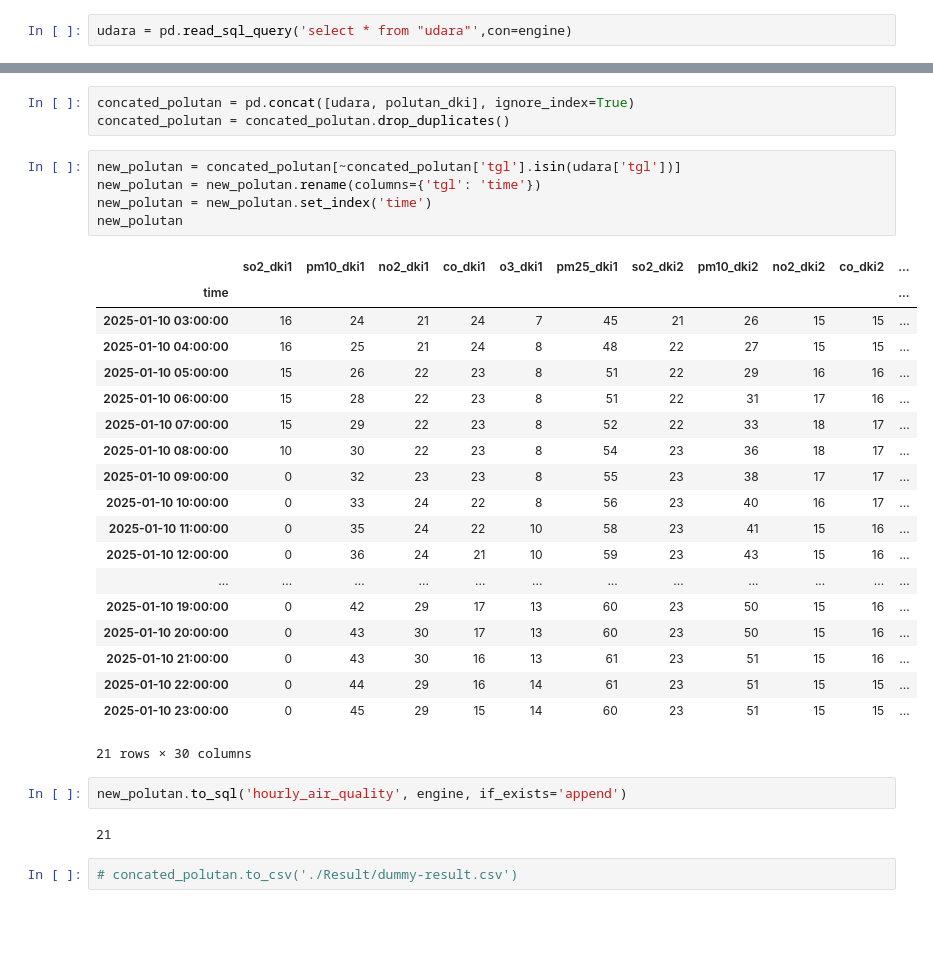
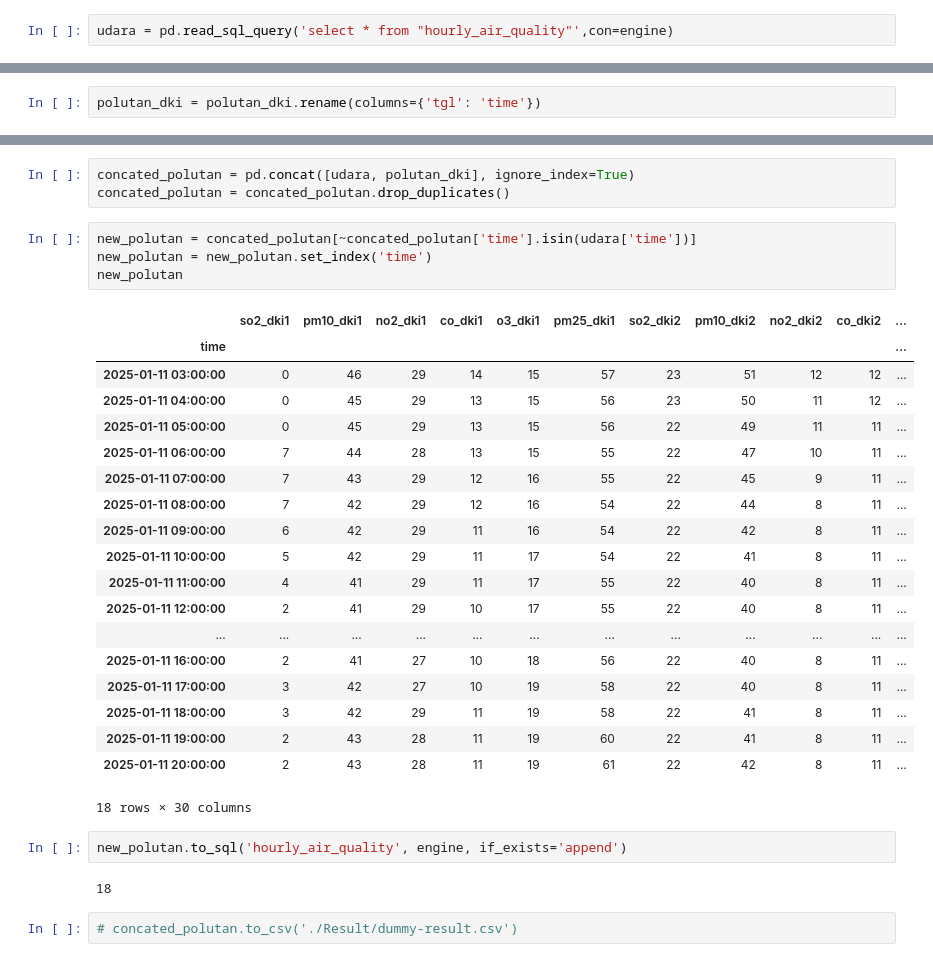
Before and after one commit to stevanusfebrian/PM2.5-Prediction, a Jupyter notebook: Code/Script/scheduler.ipynb, the cells around one changed output, grey strips where cells are left out. Cells and saved outputs as stored; diff of their text form; blank space fills up the shorter version.

```diff
--- a/Code/Script/scheduler.ipynb
+++ b/Code/Script/scheduler.ipynb
@@ -33,4 +34,4 @@ pysqldf = lambda q: sqldf(q, globals())
 # awalnya bikin csv manual
 # result = pd.read_csv('./Result/result.csv', sep=';')
 # %%
-udara = pd.read_sql_query('select * from "udara"',con=engine)
+udara = pd.read_sql_query('select * from "hourly_air_quality"',con=engine)
@@ -137,37 +180,38 @@ polutan_dki
+# %%
+polutan_dki = polutan_dki.rename(columns={'tgl': 'time'})
 # %% [markdown]
 ## Concat existing and new data
 # %%
 concated_polutan = pd.concat([udara, polutan_dki], ignore_index=True)
 concated_polutan = concated_polutan.drop_duplicates()
 # %%
-new_polutan = concated_polutan[~concated_polutan['tgl'].isin(udara['tgl'])]
-new_polutan = new_polutan.rename(columns={'tgl': 'time'})
+new_polutan = concated_polutan[~concated_polutan['time'].isin(udara['time'])]
 new_polutan = new_polutan.set_index('time')
 new_polutan
 # %% [output]
 |  | so2_dki1 | pm10_dki1 | no2_dki1 | co_dki1 | o3_dki1 | pm25_dki1 | so2_dki2 | pm10_dki2 | no2_dki2 | co_dki2 | ... |
 | time |  |  |  |  |  |  |  |  |  |  | ... |
-| 2025-01-10 03:00:00 | 16 | 24 | 21 | 24 | 7 | 45 | 21 | 26 | 15 | 15 | ... |
-| 2025-01-10 04:00:00 | 16 | 25 | 21 | 24 | 8 | 48 | 22 | 27 | 15 | 15 | ... |
-| 2025-01-10 05:00:00 | 15 | 26 | 22 | 23 | 8 | 51 | 22 | 29 | 16 | 16 | ... |
-| 2025-01-10 06:00:00 | 15 | 28 | 22 | 23 | 8 | 51 | 22 | 31 | 17 | 16 | ... |
-| 2025-01-10 07:00:00 | 15 | 29 | 22 | 23 | 8 | 52 | 22 | 33 | 18 | 17 | ... |
-| 2025-01-10 08:00:00 | 10 | 30 | 22 | 23 | 8 | 54 | 23 | 36 | 18 | 17 | ... |
-| 2025-01-10 09:00:00 | 0 | 32 | 23 | 23 | 8 | 55 | 23 | 38 | 17 | 17 | ... |
-| 2025-01-10 10:00:00 | 0 | 33 | 24 | 22 | 8 | 56 | 23 | 40 | 16 | 17 | ... |
-| 2025-01-10 11:00:00 | 0 | 35 | 24 | 22 | 10 | 58 | 23 | 41 | 15 | 16 | ... |
-| 2025-01-10 12:00:00 | 0 | 36 | 24 | 21 | 10 | 59 | 23 | 43 | 15 | 16 | ... |
+| 2025-01-11 03:00:00 | 0 | 46 | 29 | 14 | 15 | 57 | 23 | 51 | 12 | 12 | ... |
+| 2025-01-11 04:00:00 | 0 | 45 | 29 | 13 | 15 | 56 | 23 | 50 | 11 | 12 | ... |
+| 2025-01-11 05:00:00 | 0 | 45 | 29 | 13 | 15 | 56 | 22 | 49 | 11 | 11 | ... |
+| 2025-01-11 06:00:00 | 7 | 44 | 28 | 13 | 15 | 55 | 22 | 47 | 10 | 11 | ... |
+| 2025-01-11 07:00:00 | 7 | 43 | 29 | 12 | 16 | 55 | 22 | 45 | 9 | 11 | ... |
+| 2025-01-11 08:00:00 | 7 | 42 | 29 | 12 | 16 | 54 | 22 | 44 | 8 | 11 | ... |
+| 2025-01-11 09:00:00 | 6 | 42 | 29 | 11 | 16 | 54 | 22 | 42 | 8 | 11 | ... |
+| 2025-01-11 10:00:00 | 5 | 42 | 29 | 11 | 17 | 54 | 22 | 41 | 8 | 11 | ... |
+| 2025-01-11 11:00:00 | 4 | 41 | 29 | 11 | 17 | 55 | 22 | 40 | 8 | 11 | ... |
+| 2025-01-11 12:00:00 | 2 | 41 | 29 | 10 | 17 | 55 | 22 | 40 | 8 | 11 | ... |
 | ... | ... | ... | ... | ... | ... | ... | ... | ... | ... | ... | ... |
-| 2025-01-10 19:00:00 | 0 | 42 | 29 | 17 | 13 | 60 | 23 | 50 | 15 | 16 | ... |
-| 2025-01-10 20:00:00 | 0 | 43 | 30 | 17 | 13 | 60 | 23 | 50 | 15 | 16 | ... |
-| 2025-01-10 21:00:00 | 0 | 43 | 30 | 16 | 13 | 61 | 23 | 51 | 15 | 16 | ... |
-| 2025-01-10 22:00:00 | 0 | 44 | 29 | 16 | 14 | 61 | 23 | 51 | 15 | 15 | ... |
-| 2025-01-10 23:00:00 | 0 | 45 | 29 | 15 | 14 | 60 | 23 | 51 | 15 | 15 | ... |
+| 2025-01-11 16:00:00 | 2 | 41 | 27 | 10 | 18 | 56 | 22 | 40 | 8 | 11 | ... |
+| 2025-01-11 17:00:00 | 3 | 42 | 27 | 10 | 19 | 58 | 22 | 40 | 8 | 11 | ... |
+| 2025-01-11 18:00:00 | 3 | 42 | 29 | 11 | 19 | 58 | 22 | 41 | 8 | 11 | ... |
+| 2025-01-11 19:00:00 | 2 | 43 | 28 | 11 | 19 | 60 | 22 | 41 | 8 | 11 | ... |
+| 2025-01-11 20:00:00 | 2 | 43 | 28 | 11 | 19 | 61 | 22 | 42 | 8 | 11 | ... |
-21 rows × 30 columns
+18 rows × 30 columns
 # %%
 new_polutan.to_sql('hourly_air_quality', engine, if_exists='append')
 # %% [output]
-21
+18
 # %%
 # concated_polutan.to_csv('./Result/dummy-result.csv')
 # %% [markdown]
```
Also changed, not shown: parts of 11 cells of this notebook, 12 other files.
